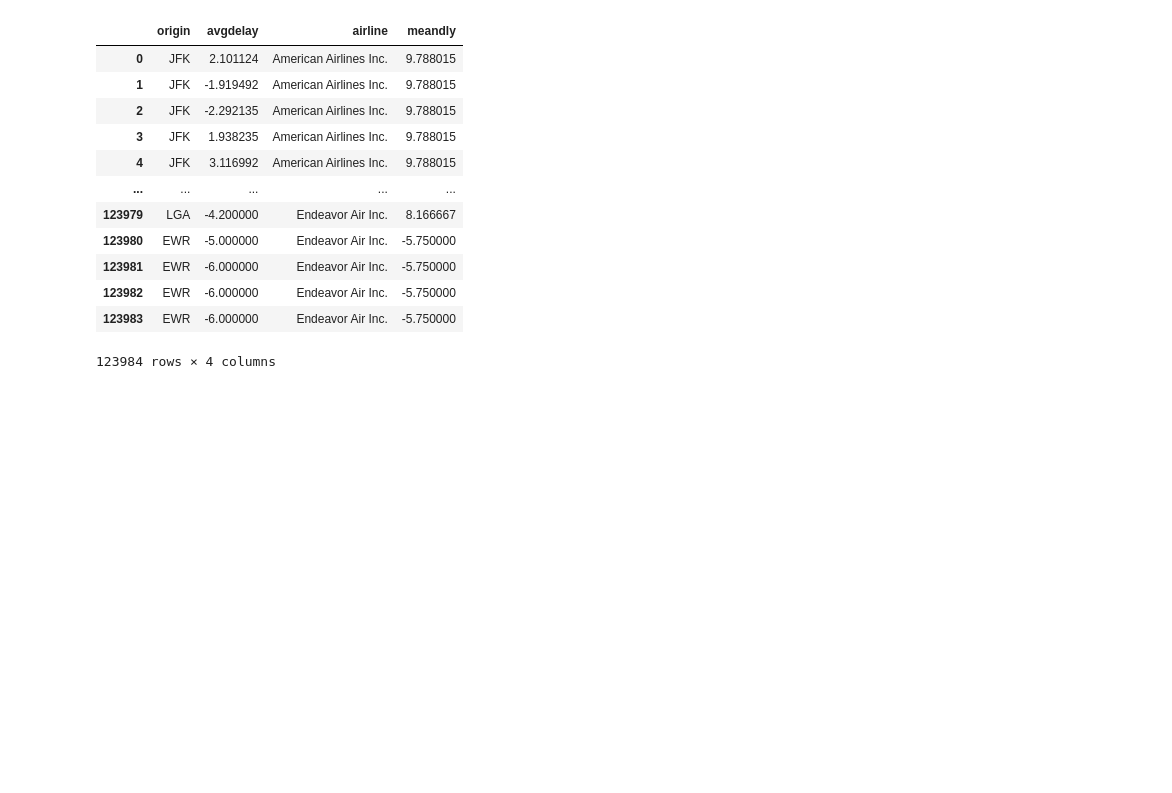
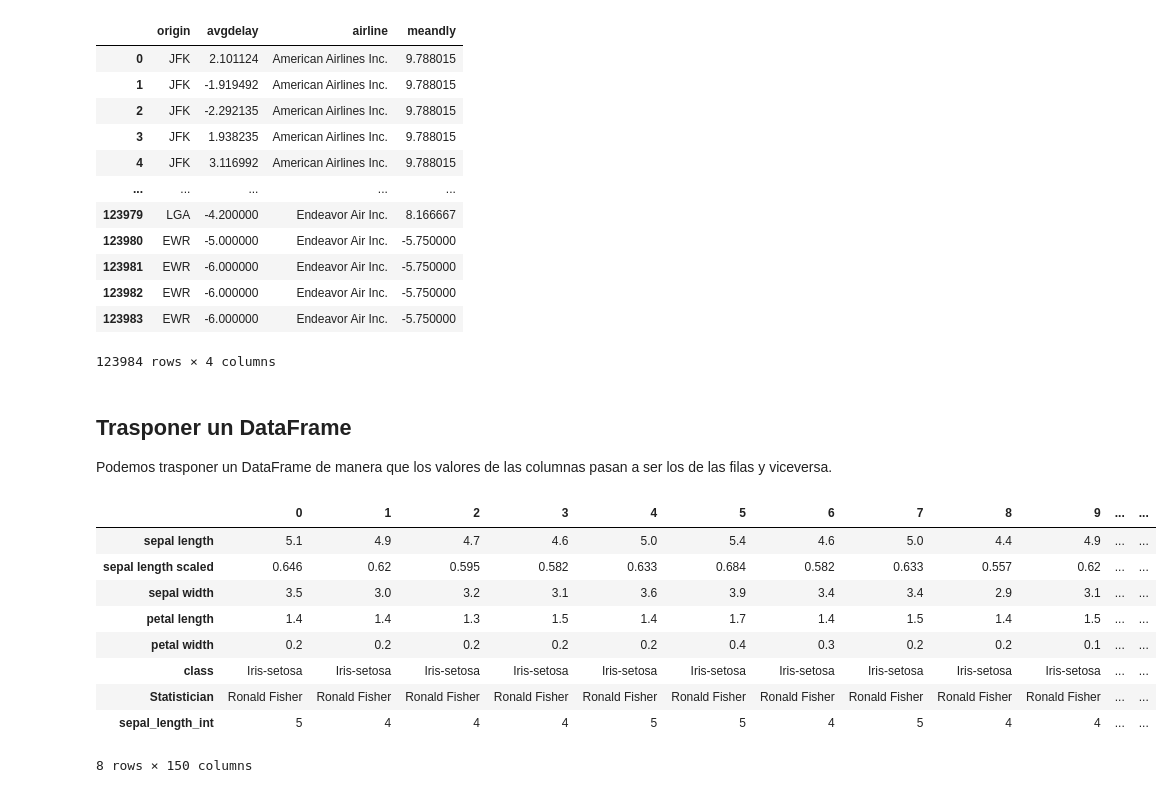
Before and after one commit to angelbujalance/Formacion-Pandas, a Jupyter notebook: formacion_pandas_acc-song.ipynb, the cells around one changed output. Drawn from its saved outputs; the diff is of its cells as text; code cells hidden in the pictures; blank space fills up the shorter version.

```diff
--- a/formacion_pandas_acc-song.ipynb
+++ b/formacion_pandas_acc-song.ipynb
@@ -1092,3 +1092,20 @@ pd.merge(df, avgdly, on=["airline", "origin"])
 | 123982 | EWR | -6.000000 | Endeavor Air Inc. | -5.750000 |
 | 123983 | EWR | -6.000000 | Endeavor Air Inc. | -5.750000 |
 123984 rows × 4 columns
+# %% [markdown]
+## Trasponer un DataFrame
+
+Podemos trasponer un DataFrame de manera que los valores de las columnas pasan a ser los de las filas y viceversa.
+# %%
+iris.T
+# %% [output]
+|  | 0 | 1 | 2 | 3 | 4 | 5 | 6 | 7 | 8 | 9 | ... | ... |
+| sepal length | 5.1 | 4.9 | 4.7 | 4.6 | 5.0 | 5.4 | 4.6 | 5.0 | 4.4 | 4.9 | ... | ... |
+| sepal length scaled | 0.646 | 0.62 | 0.595 | 0.582 | 0.633 | 0.684 | 0.582 | 0.633 | 0.557 | 0.62 | ... | ... |
+| sepal width | 3.5 | 3.0 | 3.2 | 3.1 | 3.6 | 3.9 | 3.4 | 3.4 | 2.9 | 3.1 | ... | ... |
+| petal length | 1.4 | 1.4 | 1.3 | 1.5 | 1.4 | 1.7 | 1.4 | 1.5 | 1.4 | 1.5 | ... | ... |
+| petal width | 0.2 | 0.2 | 0.2 | 0.2 | 0.2 | 0.4 | 0.3 | 0.2 | 0.2 | 0.1 | ... | ... |
+| class | Iris-setosa | Iris-setosa | Iris-setosa | Iris-setosa | Iris-setosa | Iris-setosa | Iris-setosa | Iris-setosa | Iris-setosa | Iris-setosa | ... | ... |
+| Statistician | Ronald Fisher | Ronald Fisher | Ronald Fisher | Ronald Fisher | Ronald Fisher | Ronald Fisher | Ronald Fisher | Ronald Fisher | Ronald Fisher | Ronald Fisher | ... | ... |
+| sepal_length_int | 5 | 4 | 4 | 4 | 5 | 5 | 4 | 5 | 4 | 4 | ... | ... |
+8 rows × 150 columns
```
Also changed, not shown: parts of 6 cells of this notebook.
